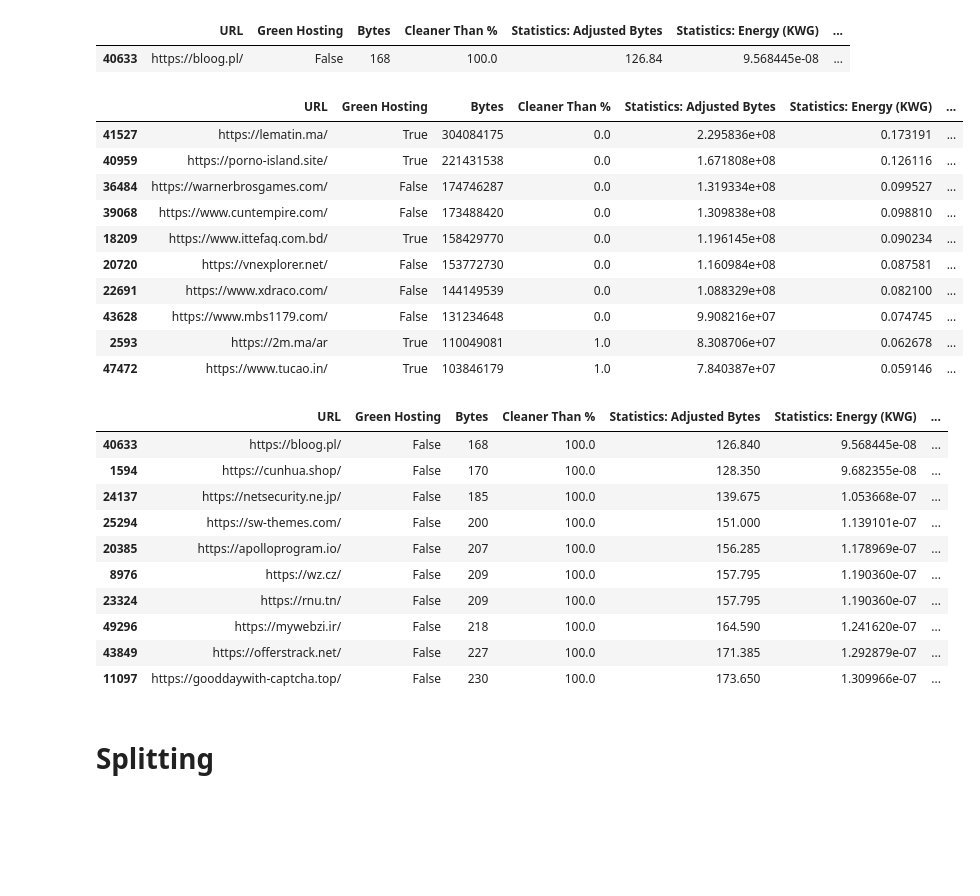
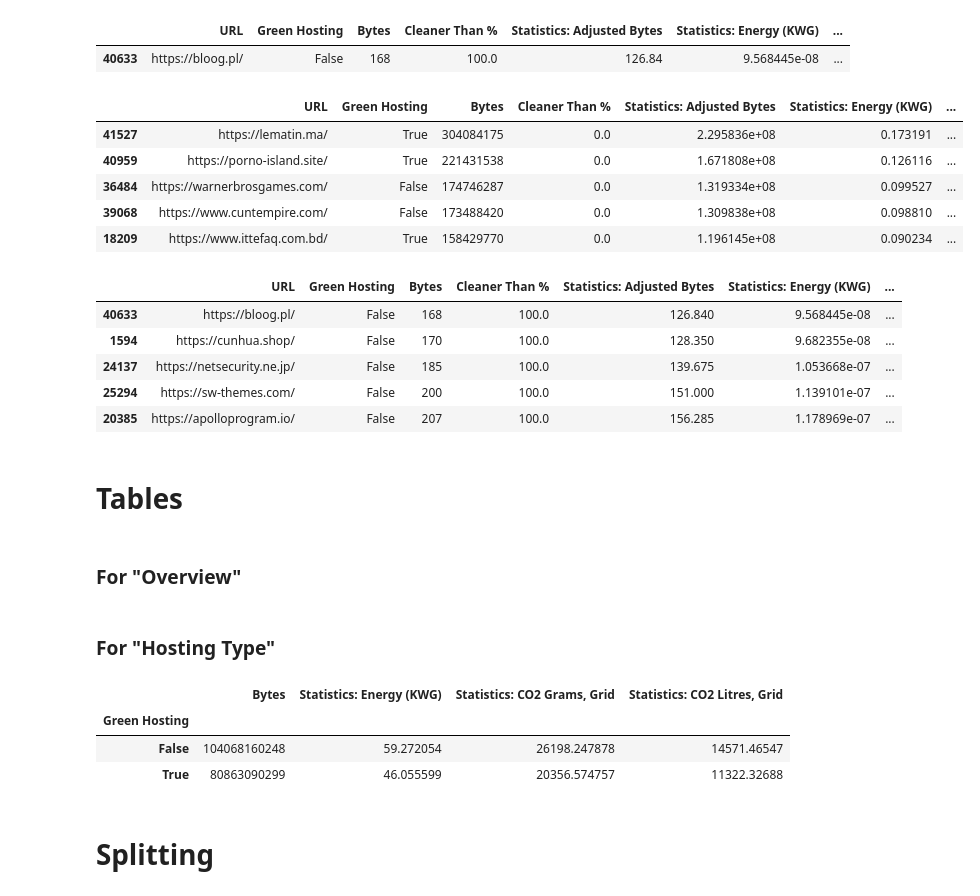
Before and after one commit to ivanivanov10101/bachelor-project, a Jupyter notebook: CSV.ipynb, the cells around one changed output. Drawn from its saved outputs; the diff is of its cells as text; code cells hidden in the pictures; blank space fills up the shorter version.

Commit message:
started making tables

```diff
--- a/CSV.ipynb
+++ b/CSV.ipynb
@@ -141,21 +165,16 @@ df[df["Statistics: Adjusted Bytes"] == min]
 dfmax = df.sort_values(['Bytes'], ascending=False).groupby('Bytes').tail(2)
 dfmin = df.sort_values(['Bytes'], ascending=True).groupby('Bytes').tail(2)
 # %%
-dfmax.head(10)
+dfmax.head(5)
 # %% [output]
 |  | URL | Green Hosting | Bytes | Cleaner Than % | Statistics: Adjusted Bytes | Statistics: Energy (KWG) | ... |
 | 41527 | https://lematin.ma/ | True | 304084175 | 0.0 | 2.295836e+08 | 0.173191 | ... |
 | 40959 | https://porno-island.site/ | True | 221431538 | 0.0 | 1.671808e+08 | 0.126116 | ... |
 | 36484 | https://warnerbrosgames.com/ | False | 174746287 | 0.0 | 1.319334e+08 | 0.099527 | ... |
 | 39068 | https://www.cuntempire.com/ | False | 173488420 | 0.0 | 1.309838e+08 | 0.098810 | ... |
 | 18209 | https://www.ittefaq.com.bd/ | True | 158429770 | 0.0 | 1.196145e+08 | 0.090234 | ... |
-| 20720 | https://vnexplorer.net/ | False | 153772730 | 0.0 | 1.160984e+08 | 0.087581 | ... |
-| 22691 | https://www.xdraco.com/ | False | 144149539 | 0.0 | 1.088329e+08 | 0.082100 | ... |
-| 43628 | https://www.mbs1179.com/ | False | 131234648 | 0.0 | 9.908216e+07 | 0.074745 | ... |
-| 2593 | https://2m.ma/ar | True | 110049081 | 1.0 | 8.308706e+07 | 0.062678 | ... |
-| 47472 | https://www.tucao.in/ | True | 103846179 | 1.0 | 7.840387e+07 | 0.059146 | ... |
 # %%
-dfmin.head(10)
+dfmin.head(5)
 # %% [output]
 |  | URL | Green Hosting | Bytes | Cleaner Than % | Statistics: Adjusted Bytes | Statistics: Energy (KWG) | ... |
 | 40633 | https://bloog.pl/ | False | 168 | 100.0 | 126.840 | 9.568445e-08 | ... |
@@ -163,8 +182,9 @@ dfmin.head(10)
 | 24137 | https://netsecurity.ne.jp/ | False | 185 | 100.0 | 139.675 | 1.053668e-07 | ... |
 | 25294 | https://sw-themes.com/ | False | 200 | 100.0 | 151.000 | 1.139101e-07 | ... |
 | 20385 | https://apolloprogram.io/ | False | 207 | 100.0 | 156.285 | 1.178969e-07 | ... |
-| 8976 | https://wz.cz/ | False | 209 | 100.0 | 157.795 | 1.190360e-07 | ... |
-| 23324 | https://rnu.tn/ | False | 209 | 100.0 | 157.795 | 1.190360e-07 | ... |
-| 49296 | https://mywebzi.ir/ | False | 218 | 100.0 | 164.590 | 1.241620e-07 | ... |
-| 43849 | https://offerstrack.net/ | False | 227 | 100.0 | 171.385 | 1.292879e-07 | ... |
-| 11097 | https://gooddaywith-captcha.top/ | False | 230 | 100.0 | 173.650 | 1.309966e-07 | ... |
+# %% [markdown]
+# Tables
+# %% [markdown]
+### For "Overview"
+# %% [markdown]
+### For "Hosting Type"
@@ -171,3 +193,11 @@ dfmin.head(10)
+# %%
+ghtable = ghtable.reindex(columns=['Bytes', 'Statistics: Energy (KWG)', 'Statistics: CO2 Grams, Grid', 'Statistics: CO2 Litres, Grid'])
+ghtable
+# %% [output]
+|  | Bytes | Statistics: Energy (KWG) | Statistics: CO2 Grams, Grid | Statistics: CO2 Litres, Grid |
+| Green Hosting |  |  |  |  |
+| False | 104068160248 | 59.272054 | 26198.247878 | 14571.46547 |
+| True | 80863090299 | 46.055599 | 20356.574757 | 11322.32688 |
 # %% [markdown]
 # Splitting
 # %%
```
Also changed, not shown: parts of 6 cells of this notebook, 1 other file.
